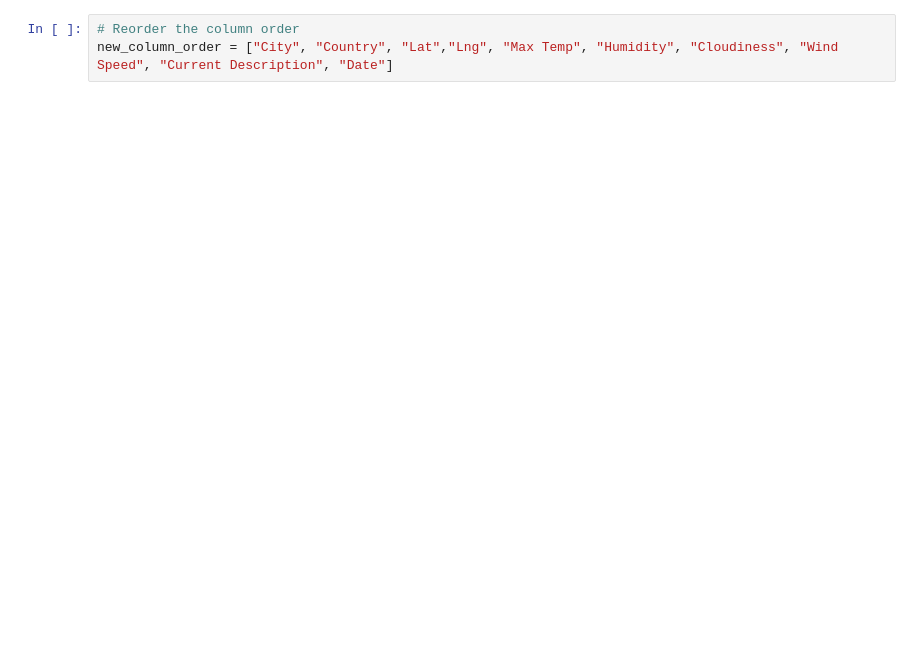
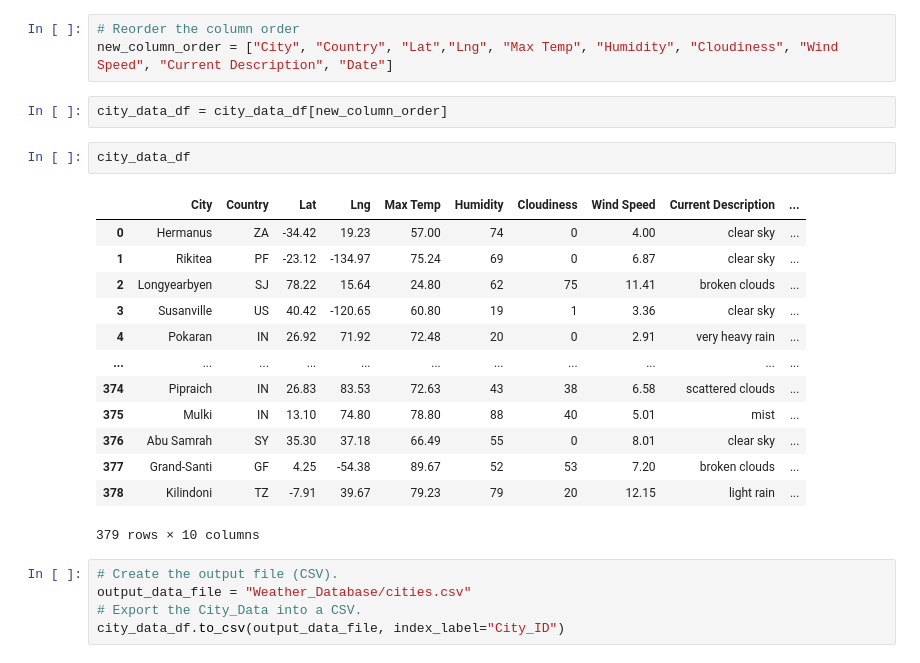
Before and after one commit to emmanuelmartinezs/World_Weather_Analysis, a Jupyter notebook: Weather_Database.ipynb, the cells around one changed output. Saved outputs shown, nothing was run; the diff lists cells and outputs as text; blank space fills up the shorter version.

```diff
--- a/Weather_Database.ipynb
+++ b/Weather_Database.ipynb
@@ -182,3 +193,26 @@ city_data_df.head(10)
 # %%
 # Reorder the column order
 new_column_order = ["City", "Country", "Lat","Lng", "Max Temp", "Humidity", "Cloudiness", "Wind Speed", "Current Description", "Date"]
+# %%
+city_data_df = city_data_df[new_column_order]
+# %%
+city_data_df
+# %% [output]
+|  | City | Country | Lat | Lng | Max Temp | Humidity | Cloudiness | Wind Speed | Current Description | ... |
+| 0 | Hermanus | ZA | -34.42 | 19.23 | 57.00 | 74 | 0 | 4.00 | clear sky | ... |
+| 1 | Rikitea | PF | -23.12 | -134.97 | 75.24 | 69 | 0 | 6.87 | clear sky | ... |
+| 2 | Longyearbyen | SJ | 78.22 | 15.64 | 24.80 | 62 | 75 | 11.41 | broken clouds | ... |
+| 3 | Susanville | US | 40.42 | -120.65 | 60.80 | 19 | 1 | 3.36 | clear sky | ... |
+| 4 | Pokaran | IN | 26.92 | 71.92 | 72.48 | 20 | 0 | 2.91 | very heavy rain | ... |
+| ... | ... | ... | ... | ... | ... | ... | ... | ... | ... | ... |
+| 374 | Pipraich | IN | 26.83 | 83.53 | 72.63 | 43 | 38 | 6.58 | scattered clouds | ... |
+| 375 | Mulki | IN | 13.10 | 74.80 | 78.80 | 88 | 40 | 5.01 | mist | ... |
+| 376 | Abu Samrah | SY | 35.30 | 37.18 | 66.49 | 55 | 0 | 8.01 | clear sky | ... |
+| 377 | Grand-Santi | GF | 4.25 | -54.38 | 89.67 | 52 | 53 | 7.20 | broken clouds | ... |
+| 378 | Kilindoni | TZ | -7.91 | 39.67 | 79.23 | 79 | 20 | 12.15 | light rain | ... |
+379 rows × 10 columns
+# %%
+# Create the output file (CSV).
+output_data_file = "Weather_Database/cities.csv"
+# Export the City_Data into a CSV.
+city_data_df.to_csv(output_data_file, index_label="City_ID")
```
Also changed, not shown: parts of 14 cells of this notebook, 3 other files.
